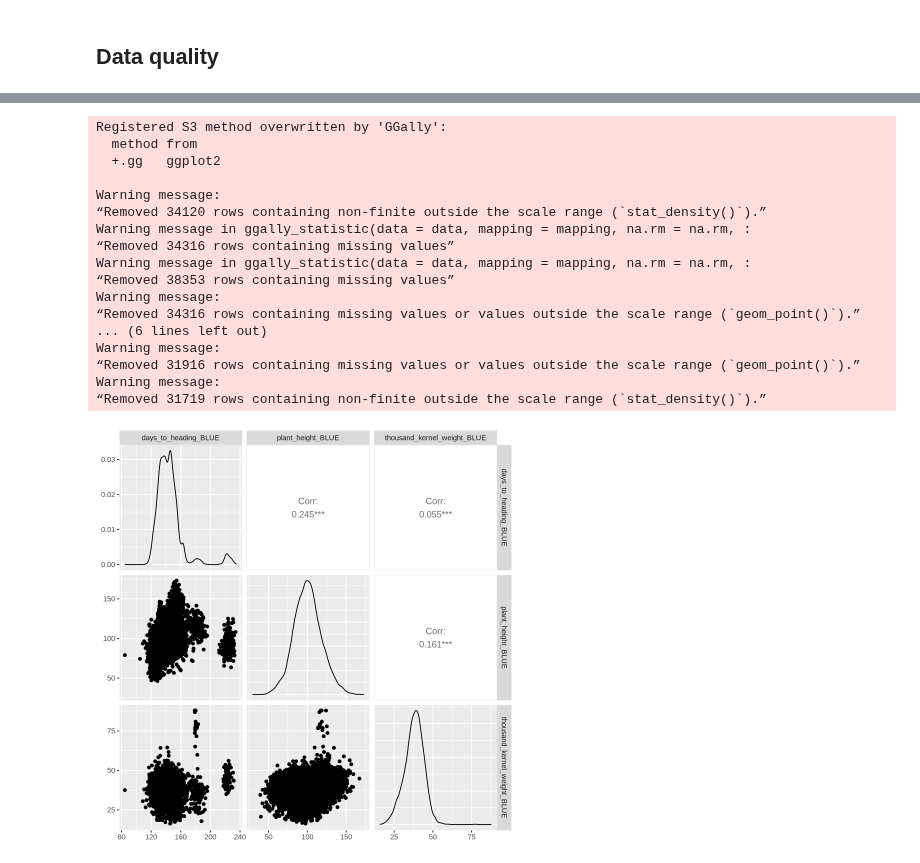
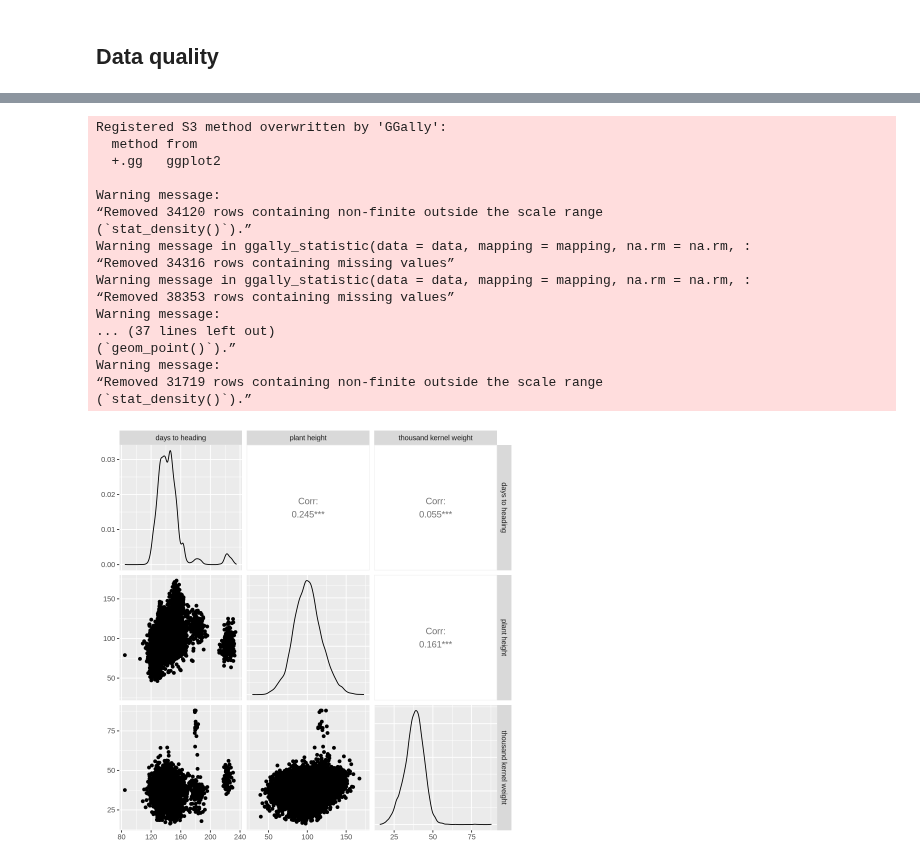
Before and after one commit to AGENTproject/historic_pheno_data_analysis, a Jupyter notebook: figures_and_tables.ipynb, the cells around one changed output, grey strips where cells are left out. Cells and saved outputs as stored; diff of their text form; code cells hidden in the pictures.

```diff
--- a/figures_and_tables.ipynb
+++ b/figures_and_tables.ipynb
@@ -175,21 +206,23 @@ $ dry_matter_yield_BLUE         <dbl> NA, NA, NA, NA, NA, NA, NA, NA, NA, NA,
 # %%
-BLUE_values |> GGally::ggpairs(columns=c("days_to_heading_BLUE", "plant_height_BLUE", "thousand_kernel_weight_BLUE"))
+BLUE_values |> GGally::ggpairs(columns=c("days_to_heading_BLUE", "plant_height_BLUE", "thousand_kernel_weight_BLUE"),
+                               columnLabels = c("days to heading", "plant height", "thousand kernel weight"))
+ggsave("BLUE_pairwise_plot_matrix.svg")
 # %% [output]
 Registered S3 method overwritten by 'GGally':
   method from
   +.gg   ggplot2
 
 Warning message:
-“Removed 34120 rows containing non-finite outside the scale range (`stat_density()`).”
+“Removed 34120 rows containing non-finite outside the scale range
+(`stat_density()`).”
 Warning message in ggally_statistic(data = data, mapping = mapping, na.rm = na.rm, :
 “Removed 34316 rows containing missing values”
 Warning message in ggally_statistic(data = data, mapping = mapping, na.rm = na.rm, :
 “Removed 38353 rows containing missing values”
 Warning message:
-“Removed 34316 rows containing missing values or values outside the scale range (`geom_point()`).”
-... (6 lines left out)
+... (37 lines left out)
+(`geom_point()`).”
 Warning message:
-“Removed 31916 rows containing missing values or values outside the scale range (`geom_point()`).”
-Warning message:
-“Removed 31719 rows containing non-finite outside the scale range (`stat_density()`).”
+“Removed 31719 rows containing non-finite outside the scale range
+(`stat_density()`).”
-[figure, old version]
+[figure, new version]
```
Also changed, not shown: parts of 27 cells of this notebook, 8 other files.
